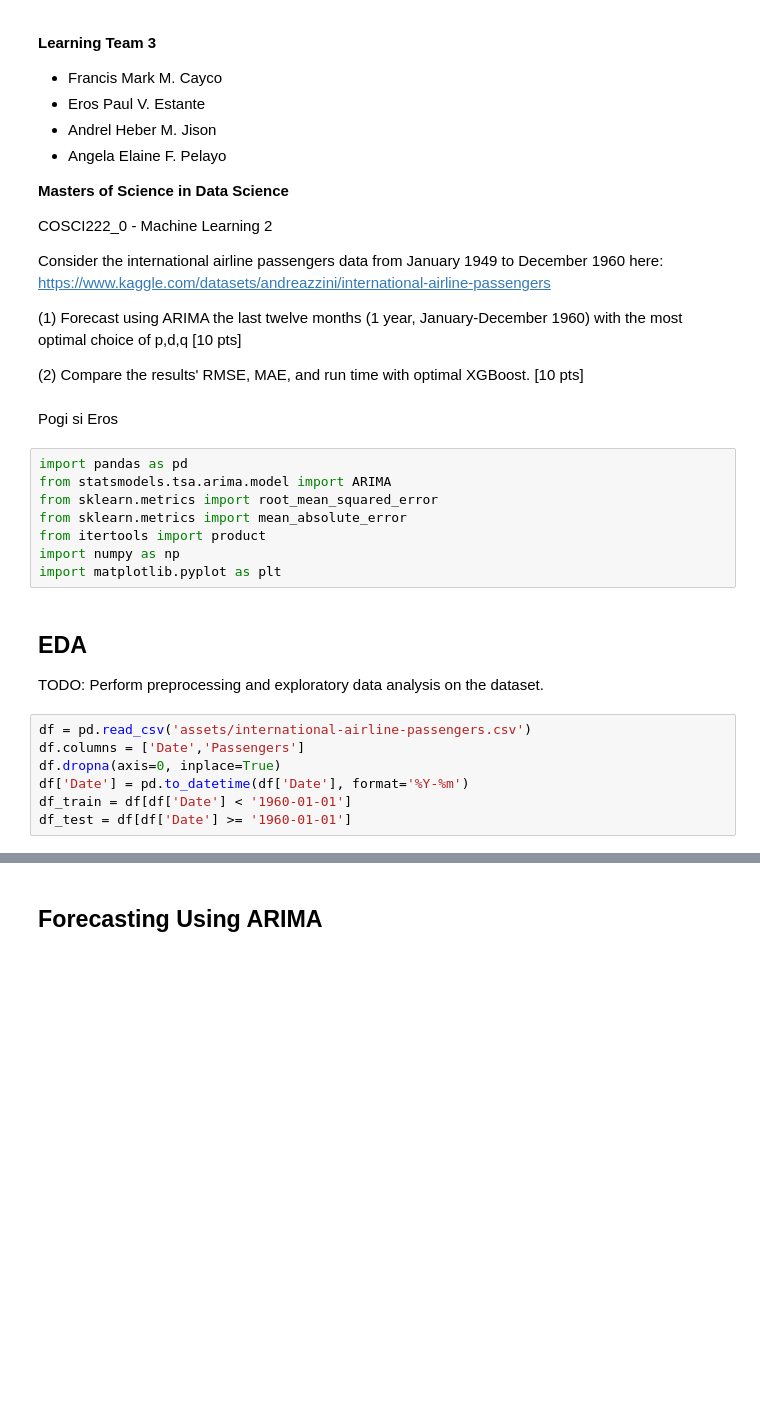
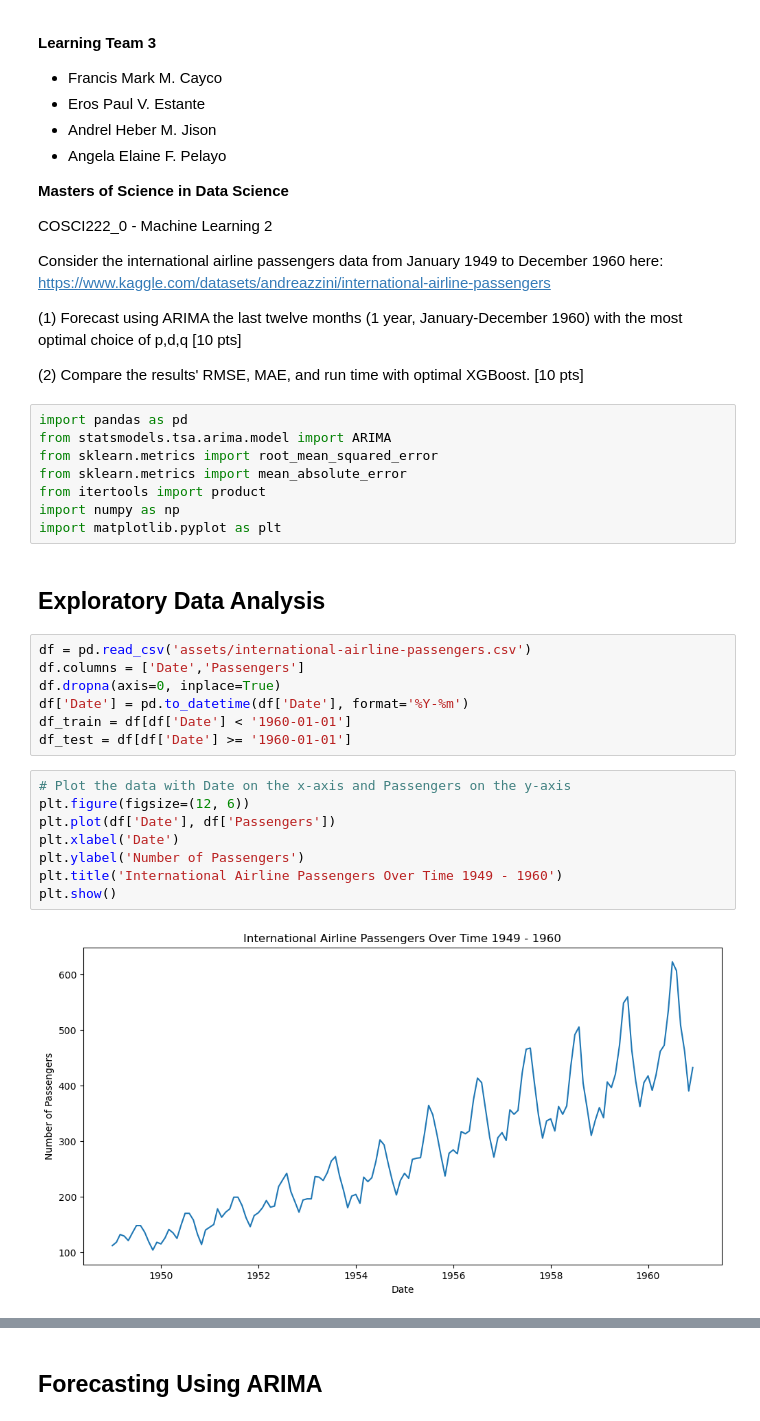
Before and after one commit to PeteCastle/airline_passengers_prediction, a Jupyter notebook: main-eros.ipynb, the cells around one changed output, grey strips where cells are left out. Cells and saved outputs as stored; diff of their text form; blank space fills up the shorter version.

```diff
--- a/main-eros.ipynb
+++ b/main-eros.ipynb
@@ -18,8 +18,6 @@ Consider the international airline passengers data from January 1949 to December
 (1) Forecast using ARIMA the last twelve months (1 year, January-December 1960) with the most optimal choice of p,d,q [10 pts]
 
 (2) Compare the results' RMSE, MAE, and run time with optimal XGBoost. [10 pts]
-# %% [markdown]
-Pogi si Eros
 # %%
 import pandas as pd
 from statsmodels.tsa.arima.model import ARIMA
@@ -28,10 +26,8 @@ from sklearn.metrics import mean_absolute_error
 from itertools import product
 import numpy as np
 import matplotlib.pyplot as plt
-# %% [markdown]
-## EDA
-
-TODO: Perform preprocessing and exploratory data analysis on the dataset.
+# %% [markdown]
+## Exploratory Data Analysis
 # %%
 df = pd.read_csv('assets/international-airline-passengers.csv')
 df.columns = ['Date','Passengers']
@@ -39,3 +35,13 @@ df.dropna(axis=0, inplace=True)
 df['Date'] = pd.to_datetime(df['Date'], format='%Y-%m')
 df_train = df[df['Date'] < '1960-01-01']
 df_test = df[df['Date'] >= '1960-01-01']
+# %%
+# Plot the data with Date on the x-axis and Passengers on the y-axis
+plt.figure(figsize=(12, 6))
+plt.plot(df['Date'], df['Passengers'])
+plt.xlabel('Date')
+plt.ylabel('Number of Passengers')
+plt.title('International Airline Passengers Over Time 1949 - 1960')
+plt.show()
+# %% [output]
+[figure, added]
```
Also changed, not shown: parts of 12 cells of this notebook.
